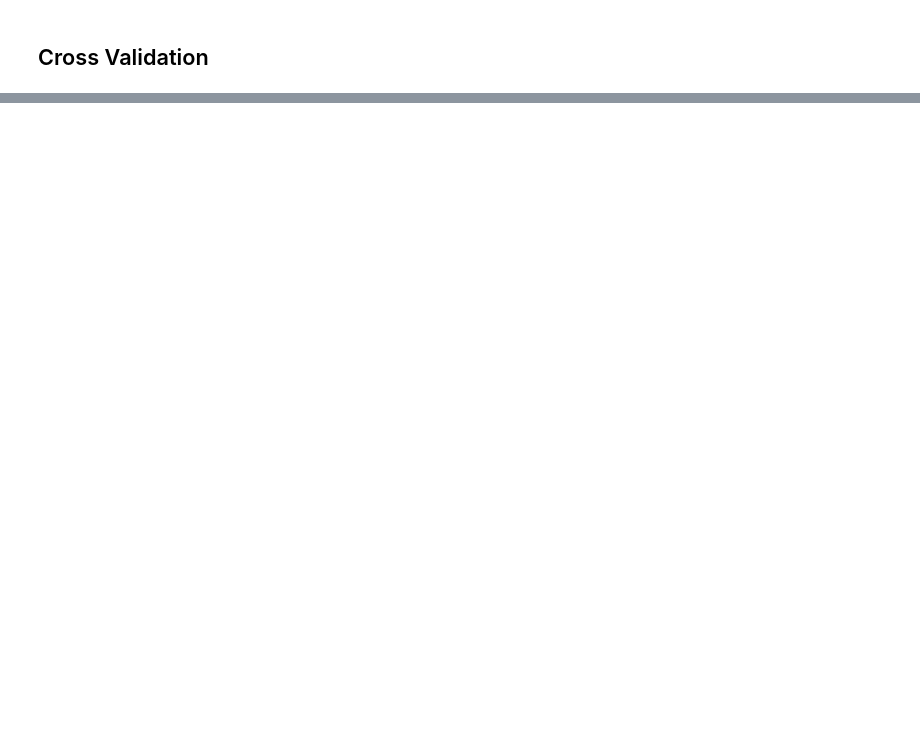
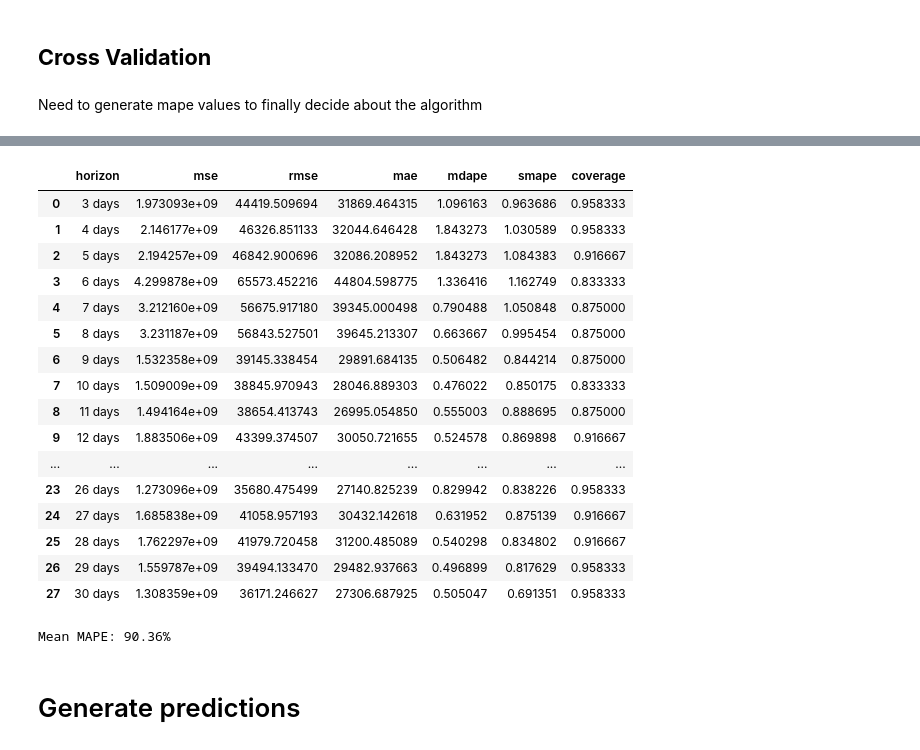
Before and after one commit to Ajazahmad94/DemandForecasting, a Jupyter notebook: models/prophetmodel.ipynb, the cells around one changed output, grey strips where cells are left out. Saved outputs shown, nothing was run; the diff lists cells and outputs as text; code cells hidden in the pictures; blank space fills up the shorter version.

```diff
--- a/models/prophetmodel.ipynb
+++ b/models/prophetmodel.ipynb
@@ -401,0 +508,3 @@ prophet_data['floor']=floor """
+# %%
+# Create the Prophet model with the filtered parameters
+prophetModel = Prophet(**prophet_params)
@@ -401,0 +513,24 @@ prophet_data['floor']=floor """
+# %%
+#if the  passed condition is True or Not none then it  execute the below code
+#Check the names of the variables from the variables
+
+if country_name:
+    prophetModel.add_country_holidays(country_name=country_name)
+
+if yearly_add_seasonality:
+    prophetModel.add_seasonality(name='yearly_season' ,period=yearly_season_period ,fourier_order=yearly_season_fourier_order )
+
+if quarterly_add_seasonality:
+    prophetModel.add_seasonality(name='quarterly_season' ,period=quarterly_season_period ,fourier_order=quarterly_season_fourier_order )
+
+if monthly_add_seasonality:
+    prophetModel.add_seasonality(name='monthly_season' ,period=monthly_season_period ,fourier_order=monthly_season_fourier_order )
+
+if Weekend_add_seasonality:
+    prophetModel.add_seasonality(name='Weekends_season' ,period=weekendDaysCount ,fourier_order=Weekends_fourier_order ,condition_name='is_weekend')
+
+if WorkingDays_add_seasonality:
+    prophetModel.add_seasonality(name='WorkingDays_season' ,period=workingDaysCount ,fourier_order=WorkingDays_fourier_order ,condition_name='is_weekday')
+
+if ramadan_add_seasonality:
+    prophetModel.add_seasonality(name='ramadan_season' ,period=ramadan_period ,fourier_order=ramadan_fourier_order ,condition_name='is_ramadan')
@@ -523,6 +565,9 @@ prophetModel.plot_components(forecast)
 # %% [markdown]
-## Cross Validation
+## ****Cross Validation****
+# %% [markdown]
+Need to generate mape values to finally decide about the algorithm
 # %%
-#3df_cv = cross_validation(model, initial='730 days', period='180 days', horizon = '30 days')
-#df_p = performance_metrics(df_cv)
-#df_p.head(2)
+df_cv = cross_validation(prophetModel, initial='730 days', period='180 days', horizon = '30 days')
+df_p = performance_metrics(df_cv)
+df_p
+# %% [output]
@@ -529,7 +590,32 @@ prophetModel.plot_components(forecast)
+|  | horizon | mse | rmse | mae | mdape | smape | coverage |
+| 0 | 3 days | 1.973093e+09 | 44419.509694 | 31869.464315 | 1.096163 | 0.963686 | 0.958333 |
+| 1 | 4 days | 2.146177e+09 | 46326.851133 | 32044.646428 | 1.843273 | 1.030589 | 0.958333 |
+| 2 | 5 days | 2.194257e+09 | 46842.900696 | 32086.208952 | 1.843273 | 1.084383 | 0.916667 |
+| 3 | 6 days | 4.299878e+09 | 65573.452216 | 44804.598775 | 1.336416 | 1.162749 | 0.833333 |
+| 4 | 7 days | 3.212160e+09 | 56675.917180 | 39345.000498 | 0.790488 | 1.050848 | 0.875000 |
+| 5 | 8 days | 3.231187e+09 | 56843.527501 | 39645.213307 | 0.663667 | 0.995454 | 0.875000 |
+| 6 | 9 days | 1.532358e+09 | 39145.338454 | 29891.684135 | 0.506482 | 0.844214 | 0.875000 |
+| 7 | 10 days | 1.509009e+09 | 38845.970943 | 28046.889303 | 0.476022 | 0.850175 | 0.833333 |
+| 8 | 11 days | 1.494164e+09 | 38654.413743 | 26995.054850 | 0.555003 | 0.888695 | 0.875000 |
+| 9 | 12 days | 1.883506e+09 | 43399.374507 | 30050.721655 | 0.524578 | 0.869898 | 0.916667 |
+| ... | ... | ... | ... | ... | ... | ... | ... |
+| 23 | 26 days | 1.273096e+09 | 35680.475499 | 27140.825239 | 0.829942 | 0.838226 | 0.958333 |
+| 24 | 27 days | 1.685838e+09 | 41058.957193 | 30432.142618 | 0.631952 | 0.875139 | 0.916667 |
+| 25 | 28 days | 1.762297e+09 | 41979.720458 | 31200.485089 | 0.540298 | 0.834802 | 0.916667 |
+| 26 | 29 days | 1.559787e+09 | 39494.133470 | 29482.937663 | 0.496899 | 0.817629 | 0.958333 |
+| 27 | 30 days | 1.308359e+09 | 36171.246627 | 27306.687925 | 0.505047 | 0.691351 | 0.958333 |
 # %%
-#df_p = performance_metrics(df_cv)
+df_p = performance_metrics(df_cv)
 #Mean MAPE across all horizons
-#overall_mape = np.mean(df_p['smape'])
+mean_mape = np.mean(df_p['smape'])
 # Median MAPE (more robust to outliers)
-#overall_mape_median = np.median(df_p['smape'])
-#MAPEresult = overall_mape_median
+MAPEresult = np.median(df_p['smape'])
+#format the variable as a percentage
+mean_mape = "{:.2%}".format(mean_mape)
+MAPEresult = "{:.2%}".format(MAPEresult)
+#print("Median MAPE: " + str(MAPEresult))
+print("Mean MAPE: " + str(mean_mape))
+# %% [output]
+Mean MAPE: 90.36%
+# %% [markdown]
+# Generate predictions
```
Also changed, not shown: parts of 47 cells of this notebook, 1 other file.
